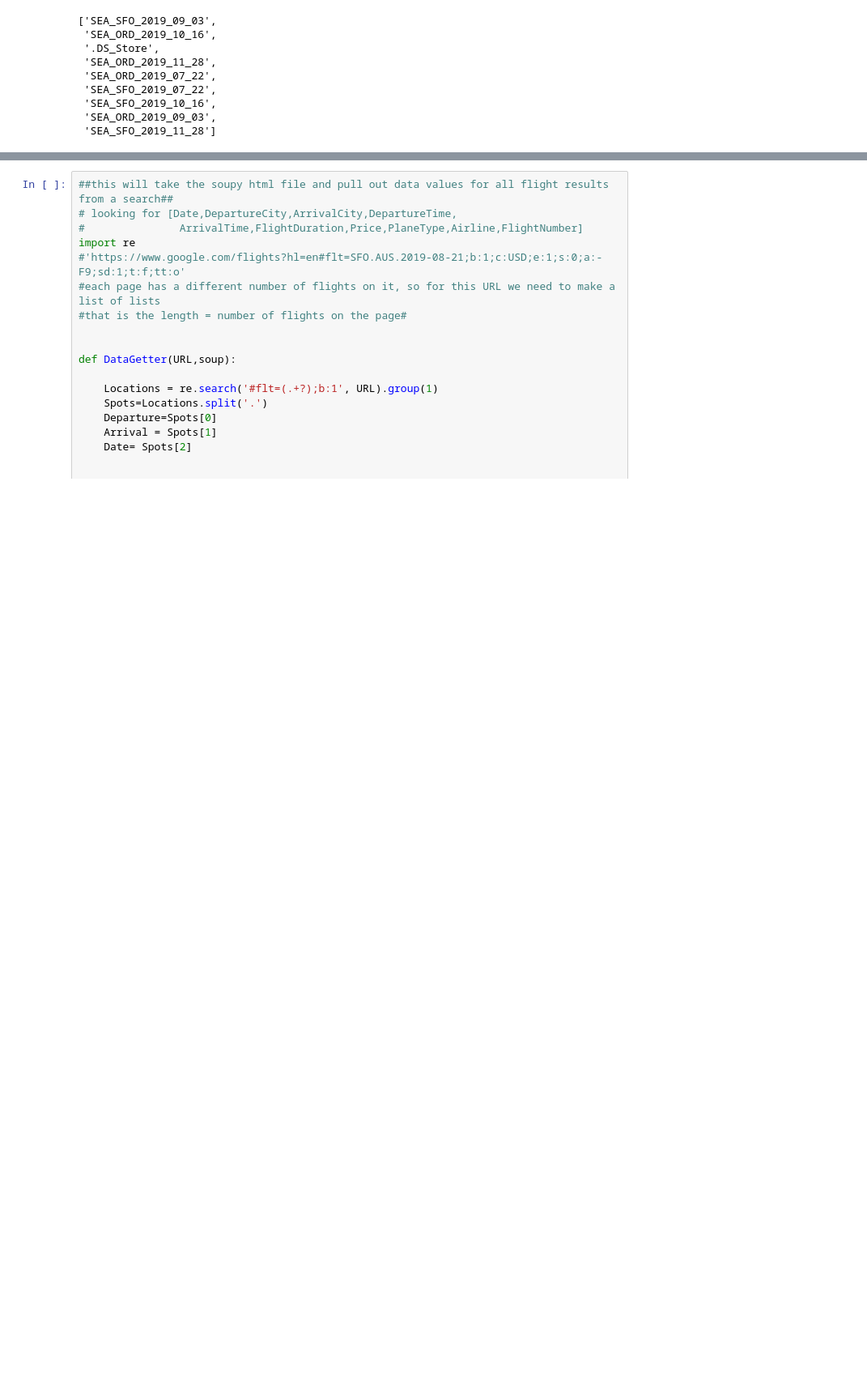
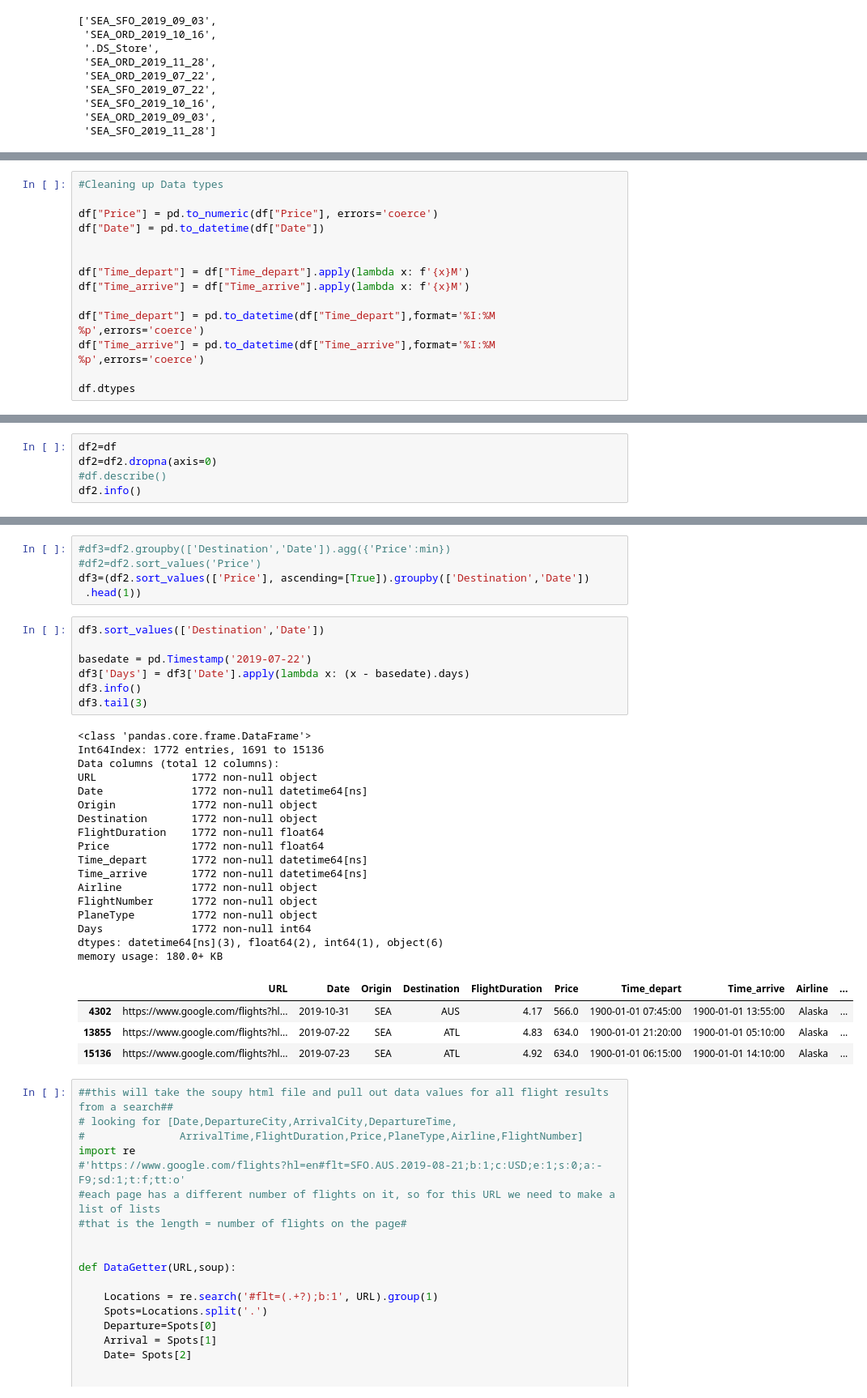
Before and after one commit to RWJohns/MetisProject2, a Jupyter notebook: ProjectCode.ipynb, the cells around one changed output, grey strips where cells are left out. Shown at 81% size. Cells and saved outputs as stored; diff of their text form; blank space fills up the shorter version.

```diff
--- a/ProjectCode.ipynb
+++ b/ProjectCode.ipynb
@@ -133,0 +122,14 @@ print(response.text)
+# %%
+#Cleaning up Data types
+
+df["Price"] = pd.to_numeric(df["Price"], errors='coerce')
+df["Date"] = pd.to_datetime(df["Date"])
+
+
+df["Time_depart"] = df["Time_depart"].apply(lambda x: f'{x}M')
+df["Time_arrive"] = df["Time_arrive"].apply(lambda x: f'{x}M')
+
+df["Time_depart"] = pd.to_datetime(df["Time_depart"],format='%I:%M %p',errors='coerce')
+df["Time_arrive"] = pd.to_datetime(df["Time_arrive"],format='%I:%M %p',errors='coerce')
+
+df.dtypes
@@ -133,0 +149,5 @@ print(response.text)
+# %%
+df2=df
+df2=df2.dropna(axis=0)
+#df.describe()
+df2.info()
@@ -134,3 +171,37 @@ print(response.text)
+# %%
+#df3=df2.groupby(['Destination','Date']).agg({'Price':min})
+#df2=df2.sort_values('Price')
+df3=(df2.sort_values(['Price'], ascending=[True]).groupby(['Destination','Date'])
+ .head(1))
+# %%
+df3.sort_values(['Destination','Date'])
+
+basedate = pd.Timestamp('2019-07-22')
+df3['Days'] = df3['Date'].apply(lambda x: (x - basedate).days)
+df3.info()
+df3.tail(3)
+# %% [output]
+<class 'pandas.core.frame.DataFrame'>
+Int64Index: 1772 entries, 1691 to 15136
+Data columns (total 12 columns):
+URL               1772 non-null object
+Date              1772 non-null datetime64[ns]
+Origin            1772 non-null object
+Destination       1772 non-null object
+FlightDuration    1772 non-null float64
+Price             1772 non-null float64
+Time_depart       1772 non-null datetime64[ns]
+Time_arrive       1772 non-null datetime64[ns]
+Airline           1772 non-null object
+FlightNumber      1772 non-null object
+PlaneType         1772 non-null object
+Days              1772 non-null int64
+dtypes: datetime64[ns](3), float64(2), int64(1), object(6)
+memory usage: 180.0+ KB
+|  | URL | Date | Origin | Destination | FlightDuration | Price | Time_depart | Time_arrive | Airline | ... |
+| 4302 | https://www.google.com/flights?hl... | 2019-10-31 | SEA | AUS | 4.17 | 566.0 | 1900-01-01 07:45:00 | 1900-01-01 13:55:00 | Alaska | ... |
+| 13855 | https://www.google.com/flights?hl... | 2019-07-22 | SEA | ATL | 4.83 | 634.0 | 1900-01-01 21:20:00 | 1900-01-01 05:10:00 | Alaska | ... |
+| 15136 | https://www.google.com/flights?hl... | 2019-07-23 | SEA | ATL | 4.92 | 634.0 | 1900-01-01 06:15:00 | 1900-01-01 14:10:00 | Alaska | ... |
 # %%
 ##this will take the soupy html file and pull out data values for all flight results from a search##
 # looking for [Date,DepartureCity,ArrivalCity,DepartureTime,
```
Also changed, not shown: parts of 11 cells of this notebook.
